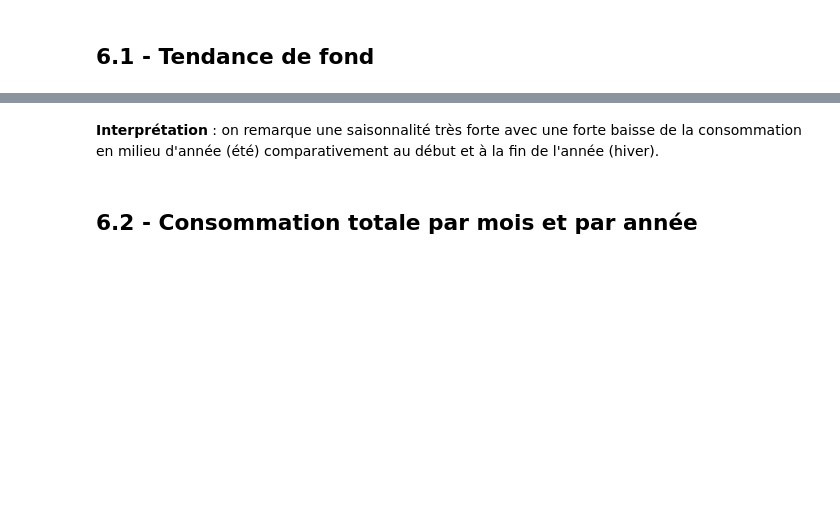
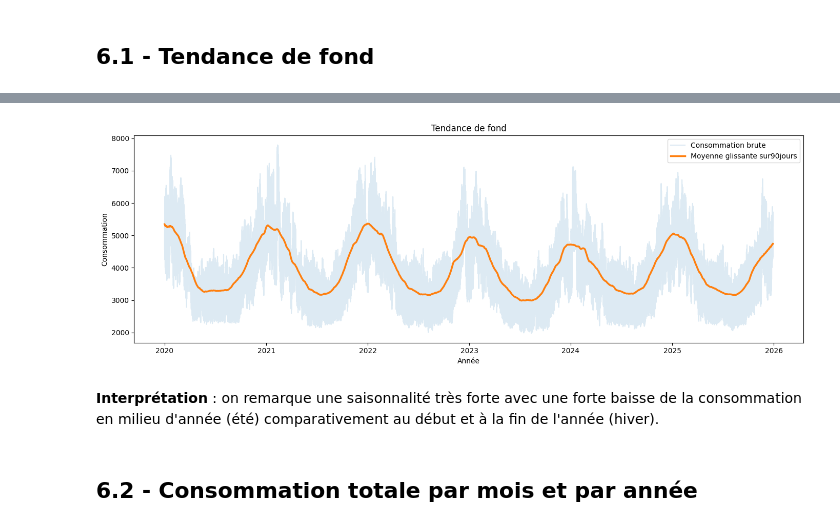
Before and after one commit to angelagrimaud/projet_pythonds, a Jupyter notebook: notebooks/anaylse_conso.ipynb, the cells around one changed output, grey strips where cells are left out. Cells and saved outputs as stored; diff of their text form; code cells hidden in the pictures; blank space fills up the shorter version.

Commit message:
ajout fonctions de visualisation conso

```diff
--- a/notebooks/anaylse_conso.ipynb
+++ b/notebooks/anaylse_conso.ipynb
@@ -208,0 +212,2 @@ Pour cela on va devoir adapter légèrement le dataframe : ajouter le jour de la
+# %%
+df = df_visual (df_paris_final)
@@ -215,19 +249,3 @@ import pandas as pd
 import seaborn as sns
 # %% [markdown]
 ## 6.1 - Tendance de fond
-# %%
-window_days = 60
-window = window_days * 96  # 96 quarts d'heure / jour
-
-df['rolling_60j'] = df['conso_final'].rolling(window=window, center=True, min_periods=window//2).mean()
-
-plt.figure(figsize=(14,5))
-plt.plot(df.index, df['conso_final'], alpha=0.15, label='Consommation brute')
-plt.plot(df.index, df['rolling_60j'], linewidth=2.5, label='Moyenne glissante sur 60 jours')
-
-plt.title("Tendance de fond")
-plt.xlabel("Année")
-plt.ylabel("Consommation")
-plt.legend()
-plt.tight_layout()
-plt.show()
@@ -236,3 +256,23 @@ plt.show()
+# %%
+def tendance(df, n=60) :
+    window = n*96  #n jours = n*96 observations puisque 1 jour=96 observations
+
+    df['moy'] = df['conso_final'].rolling(window=window, center=True, min_periods=window//2).mean()
+
+    plt.figure(figsize=(14,5))
+    plt.plot(df.index, df['conso_final'], alpha=0.15, label='Consommation brute')
+    plt.plot(df.index, df['moy'], linewidth=2.5, label='Moyenne glissante sur ' + str(n) + ' jours')
+
+    plt.title("Tendance de fond")
+    plt.xlabel("Année")
+    plt.ylabel("Consommation")
+    plt.legend()
+    plt.tight_layout()
+    plt.show()
+# %%
+tendance(df,90) #le deuxième argument est n le nombre de périodes sur lequel est calculé la moyenne glissante
+# %% [output]
+[figure, added]
 # %% [markdown]
 **Interprétation** : on remarque une saisonnalité très forte avec une forte baisse de la consommation en milieu d'année (été) comparativement au début et à la fin de l'année (hiver).
 # %% [markdown]
```
Also changed, not shown: parts of 25 cells of this notebook, 1 other file.
